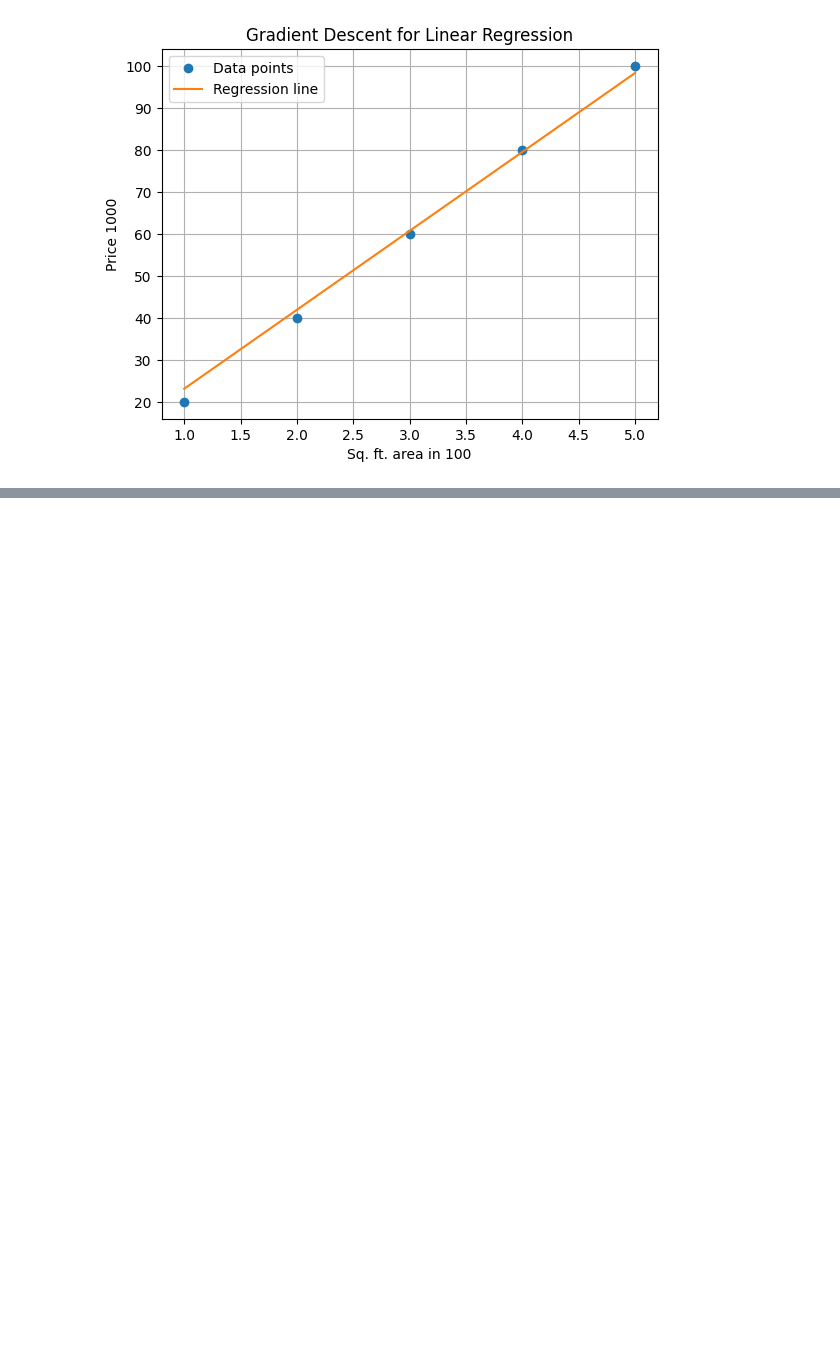
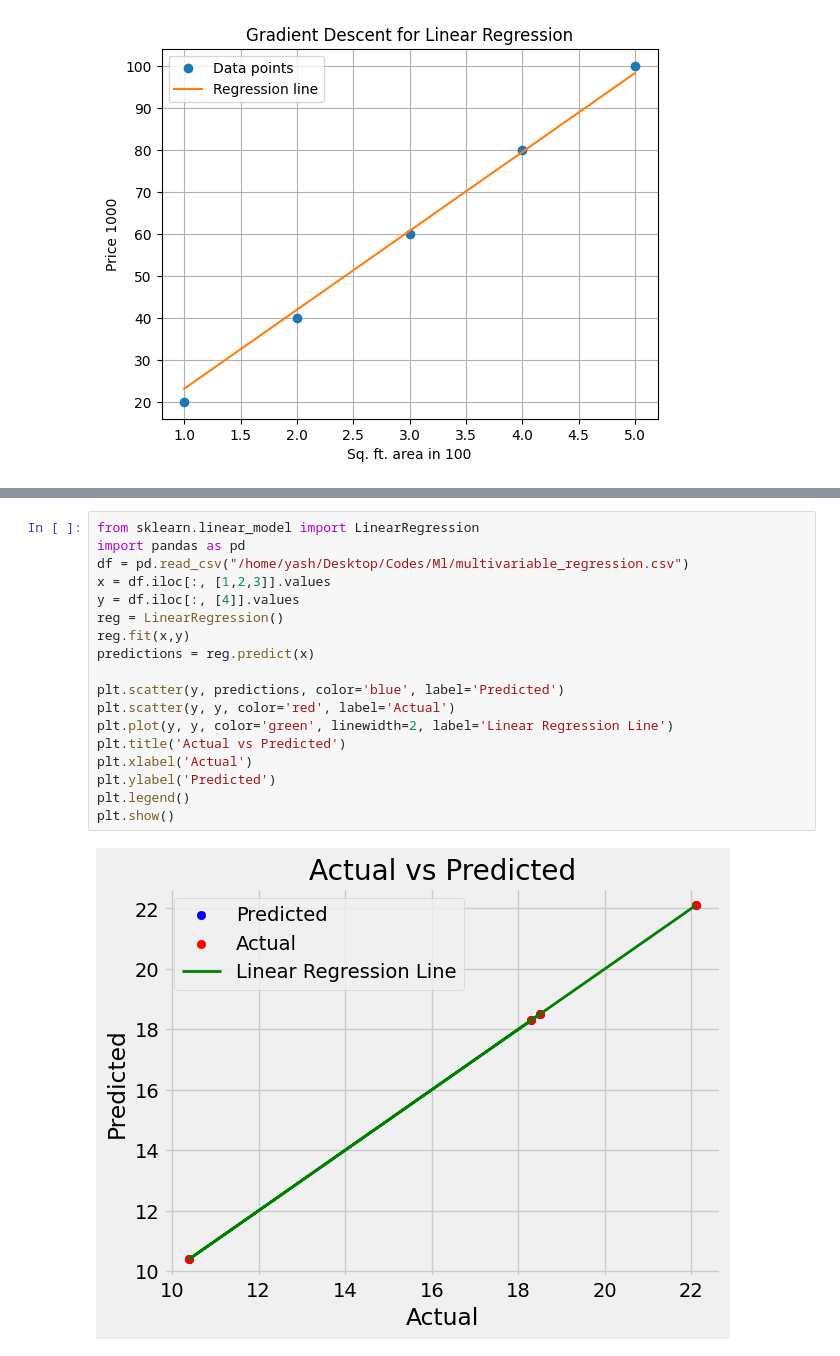
Before and after one commit to 02YashRajput/Ml, a Jupyter notebook: Linear_Regression.ipynb, the cells around one changed output, grey strips where cells are left out. Cells and saved outputs as stored; diff of their text form; blank space fills up the shorter version.

```diff
--- a/Linear_Regression.ipynb
+++ b/Linear_Regression.ipynb
@@ -63,0 +104,20 @@ plt.show()
+# %%
+from sklearn.linear_model import LinearRegression
+import pandas as pd
+df = pd.read_csv("/home/yash/Desktop/Codes/Ml/multivariable_regression.csv")
+x = df.iloc[:, [1,2,3]].values
+y = df.iloc[:, [4]].values
+reg = LinearRegression()
+reg.fit(x,y)
+predictions = reg.predict(x)
+
+plt.scatter(y, predictions, color='blue', label='Predicted')
+plt.scatter(y, y, color='red', label='Actual')
+plt.plot(y, y, color='green', linewidth=2, label='Linear Regression Line')
+plt.title('Actual vs Predicted')
+plt.xlabel('Actual')
+plt.ylabel('Predicted')
+plt.legend()
+plt.show()
+# %% [output]
+[figure, added]
```
Also changed, not shown: parts of 4 cells of this notebook, 1 other file.
